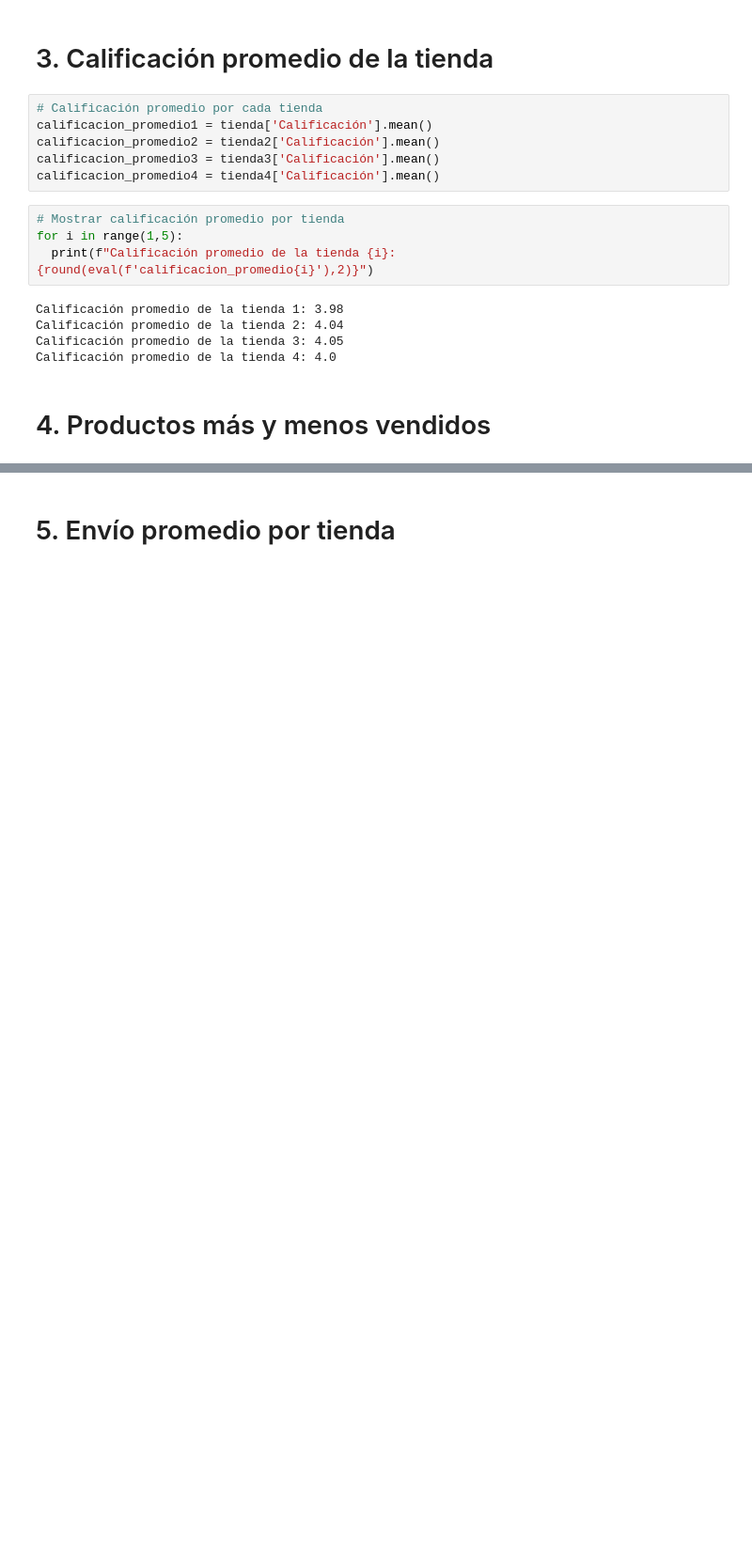
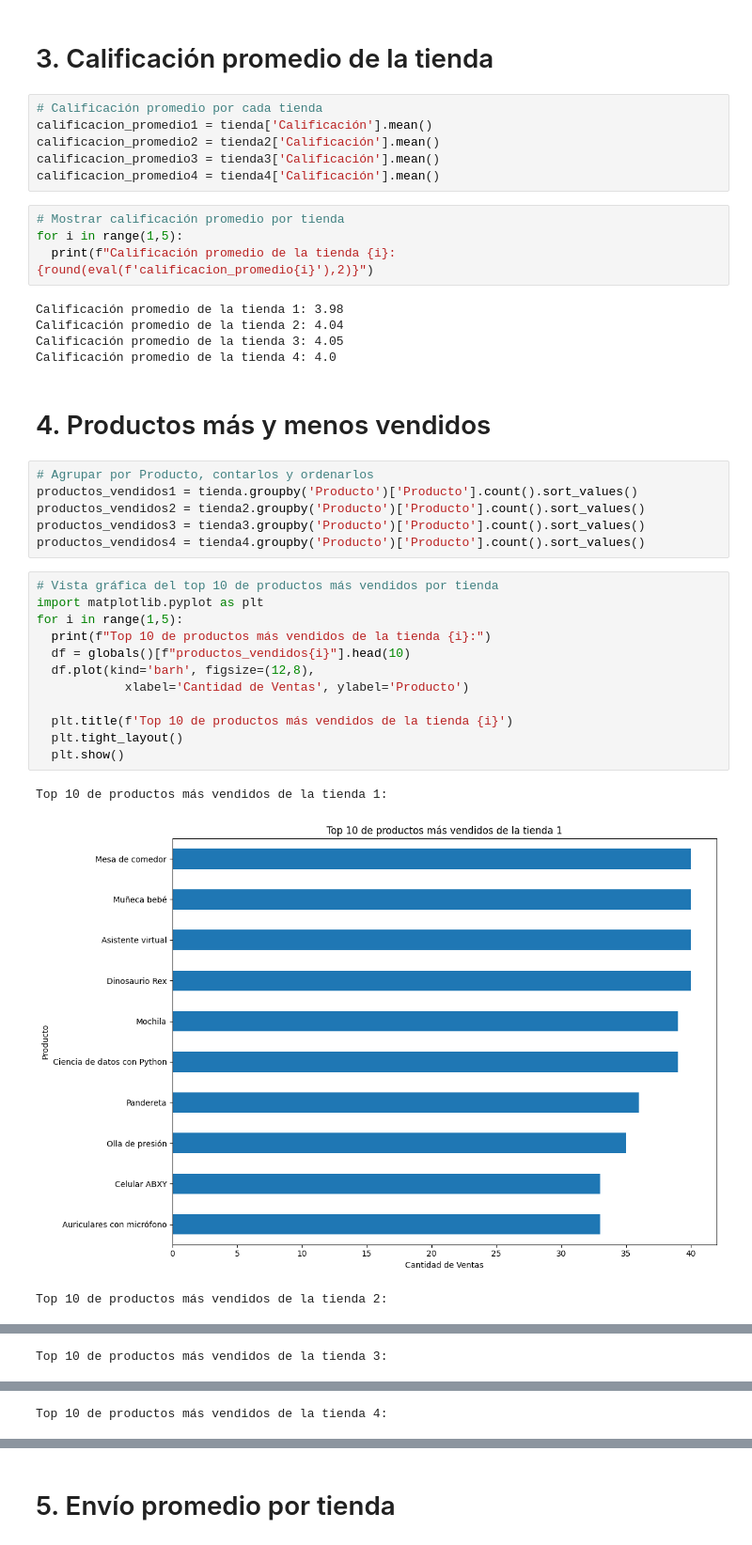
Before and after one commit to AlexHades/challenge-alura-store, a Jupyter notebook: AluraStoreLatam.ipynb, the cells around one changed output, grey strips where cells are left out. Shown: that part at 94% size. Saved outputs shown, nothing was run; the diff lists cells and outputs as text; blank space fills up the shorter version.

```diff
--- a/AluraStoreLatam.ipynb
+++ b/AluraStoreLatam.ipynb
@@ -91,3 +91,25 @@ Calificación promedio de la tienda 3: 4.05
 Calificación promedio de la tienda 4: 4.0
 # %% [markdown]
 # 4. Productos más y menos vendidos
+# %%
+# Agrupar por Producto, contarlos y ordenarlos
+productos_vendidos1 = tienda.groupby('Producto')['Producto'].count().sort_values()
+productos_vendidos2 = tienda2.groupby('Producto')['Producto'].count().sort_values()
+productos_vendidos3 = tienda3.groupby('Producto')['Producto'].count().sort_values()
+productos_vendidos4 = tienda4.groupby('Producto')['Producto'].count().sort_values()
+# %%
+# Vista gráfica del top 10 de productos más vendidos por tienda
+import matplotlib.pyplot as plt
+for i in range(1,5):
+  print(f"Top 10 de productos más vendidos de la tienda {i}:")
+  df = globals()[f"productos_vendidos{i}"].head(10)
+  df.plot(kind='barh', figsize=(12,8),
+            xlabel='Cantidad de Ventas', ylabel='Producto')
+
+  plt.title(f'Top 10 de productos más vendidos de la tienda {i}')
+  plt.tight_layout()
+  plt.show()
+# %% [output]
+Top 10 de productos más vendidos de la tienda 1:
+[figure, added]
+Top 10 de productos más vendidos de la tienda 2:
@@ -93,0 +117 @@ Calificación promedio de la tienda 4: 4.0
+Top 10 de productos más vendidos de la tienda 3:
@@ -93,0 +119 @@ Calificación promedio de la tienda 4: 4.0
+Top 10 de productos más vendidos de la tienda 4:
```
Also changed, not shown: parts of 3 cells of this notebook.
